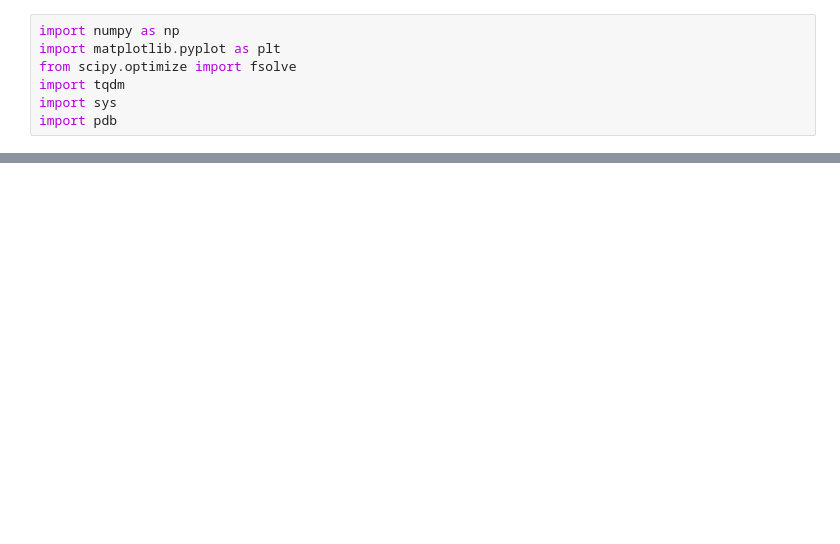
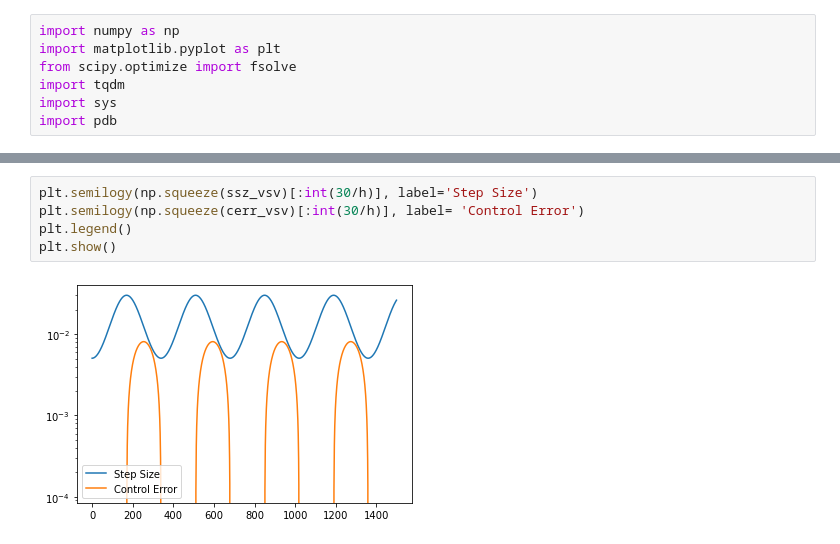
Before and after one commit to BrianWhiteaker/HMC, a Jupyter notebook: V_SV.ipynb, the cells around one changed output, grey strips where cells are left out. Saved outputs shown, nothing was run; the diff lists cells and outputs as text; blank space fills up the shorter version.

```diff
--- a/V_SV.ipynb
+++ b/V_SV.ipynb
@@ -114,0 +122,7 @@ plt.show()
+# %%
+plt.semilogy(np.squeeze(ssz_vsv)[:int(30/h)], label='Step Size')
+plt.semilogy(np.squeeze(cerr_vsv)[:int(30/h)], label= 'Control Error')
+plt.legend()
+plt.show()
+# %% [output]
+[figure, added]
```
Also changed, not shown: parts of 8 cells of this notebook.
